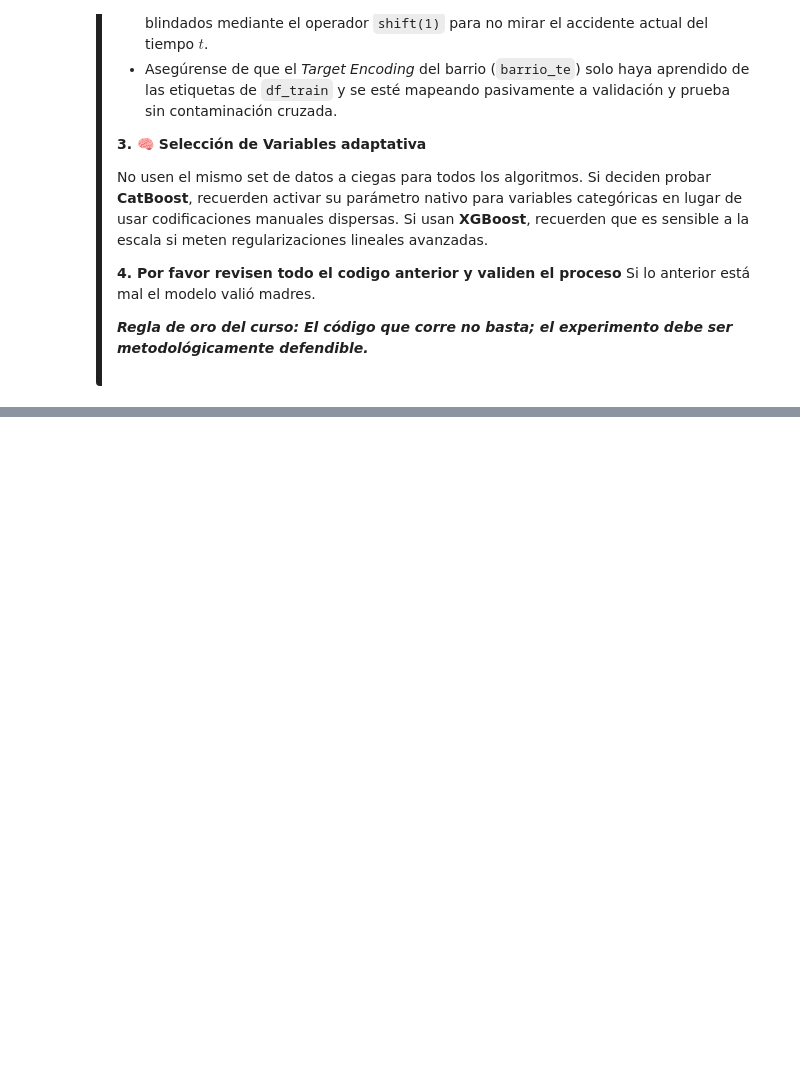
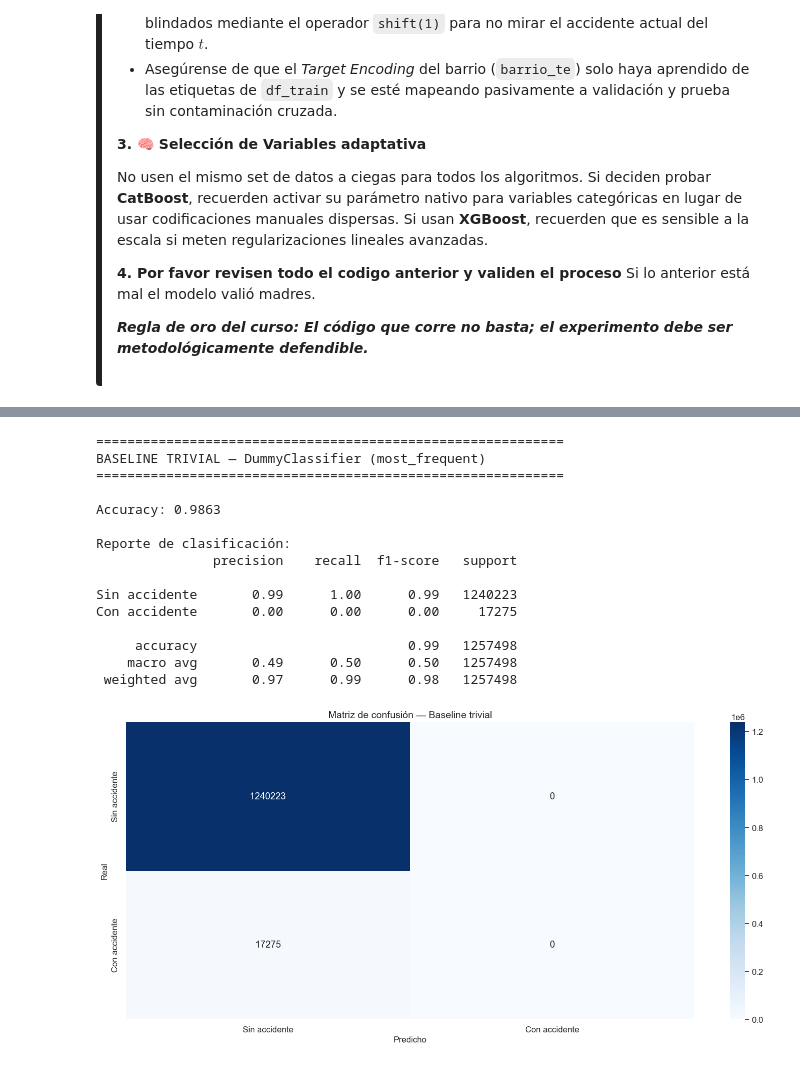
Before and after one commit to SaraMR9/AprendizajeAutomatico, a Jupyter notebook: Notebook.ipynb, the cells around one changed output, grey strips where cells are left out. Drawn from its saved outputs; the diff is of its cells as text; code cells hidden in the pictures; blank space fills up the shorter version.

Commit message:
Agregar sección 6 - baseline trivial y baseline serio

```diff
--- a/Notebook.ipynb
+++ b/Notebook.ipynb
@@ -2976,0 +3049,55 @@ No usen el mismo set de datos a ciegas para todos los algoritmos. Si deciden pro
+# %%
+# =============================================================================
+# 6.1 BASELINE TRIVIAL
+# DummyClassifier con estrategia most_frequent — siempre predice la clase 0
+# Objetivo: demostrar la trampa del accuracy en problemas desbalanceados
+# =============================================================================
+from sklearn.dummy import DummyClassifier
+from sklearn.metrics import accuracy_score, classification_report, confusion_matrix
+import seaborn as sns
+import matplotlib.pyplot as plt
+
+# Entrenar el baseline trivial
+dummy = DummyClassifier(strategy='most_frequent', random_state=RANDOM_STATE)
+dummy.fit(X_train, y_train)
+
+# Predicciones sobre el conjunto de validación
+y_pred_dummy = dummy.predict(X_val)
+
+# Métricas
+print("=" * 60)
+print("BASELINE TRIVIAL — DummyClassifier (most_frequent)")
+print("=" * 60)
+print(f"\nAccuracy: {accuracy_score(y_val, y_pred_dummy):.4f}")
+print(f"\nReporte de clasificación:")
+print(classification_report(y_val, y_pred_dummy,
+      target_names=['Sin accidente', 'Con accidente']))
+
+# Matriz de confusión
+cm = confusion_matrix(y_val, y_pred_dummy)
+plt.figure()
+sns.heatmap(cm, annot=True, fmt='d', cmap='Blues',
+            xticklabels=['Sin accidente', 'Con accidente'],
+            yticklabels=['Sin accidente', 'Con accidente'])
+plt.title('Matriz de confusión — Baseline trivial')
+plt.ylabel('Real')
+plt.xlabel('Predicho')
+plt.tight_layout()
+plt.show()
+# %% [output]
+============================================================
+BASELINE TRIVIAL — DummyClassifier (most_frequent)
+============================================================
+
+Accuracy: 0.9863
+
+Reporte de clasificación:
+               precision    recall  f1-score   support
+
+Sin accidente       0.99      1.00      0.99   1240223
+Con accidente       0.00      0.00      0.00     17275
+
+     accuracy                           0.99   1257498
+    macro avg       0.49      0.50      0.50   1257498
+ weighted avg       0.97      0.99      0.98   1257498
+[figure, added]
```
Also changed, not shown: parts of 17 cells of this notebook, 20 other files.
